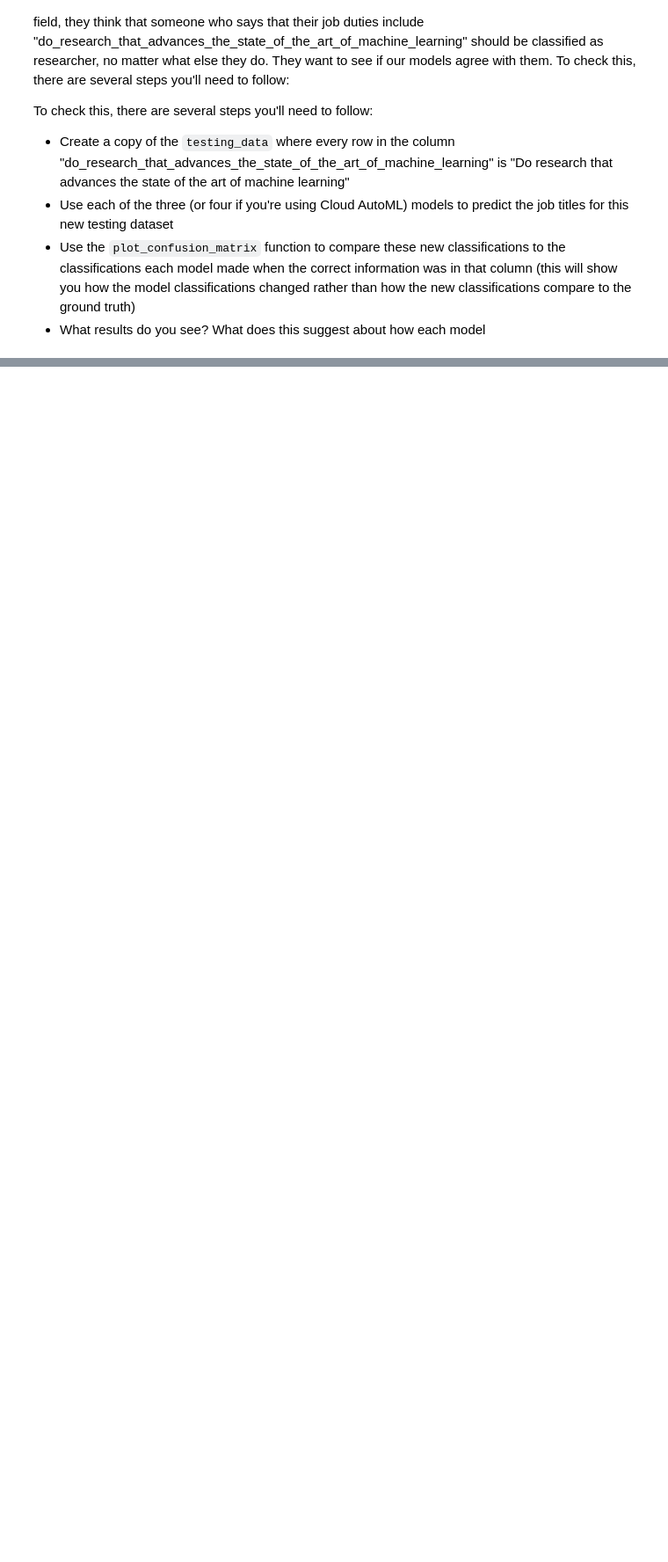
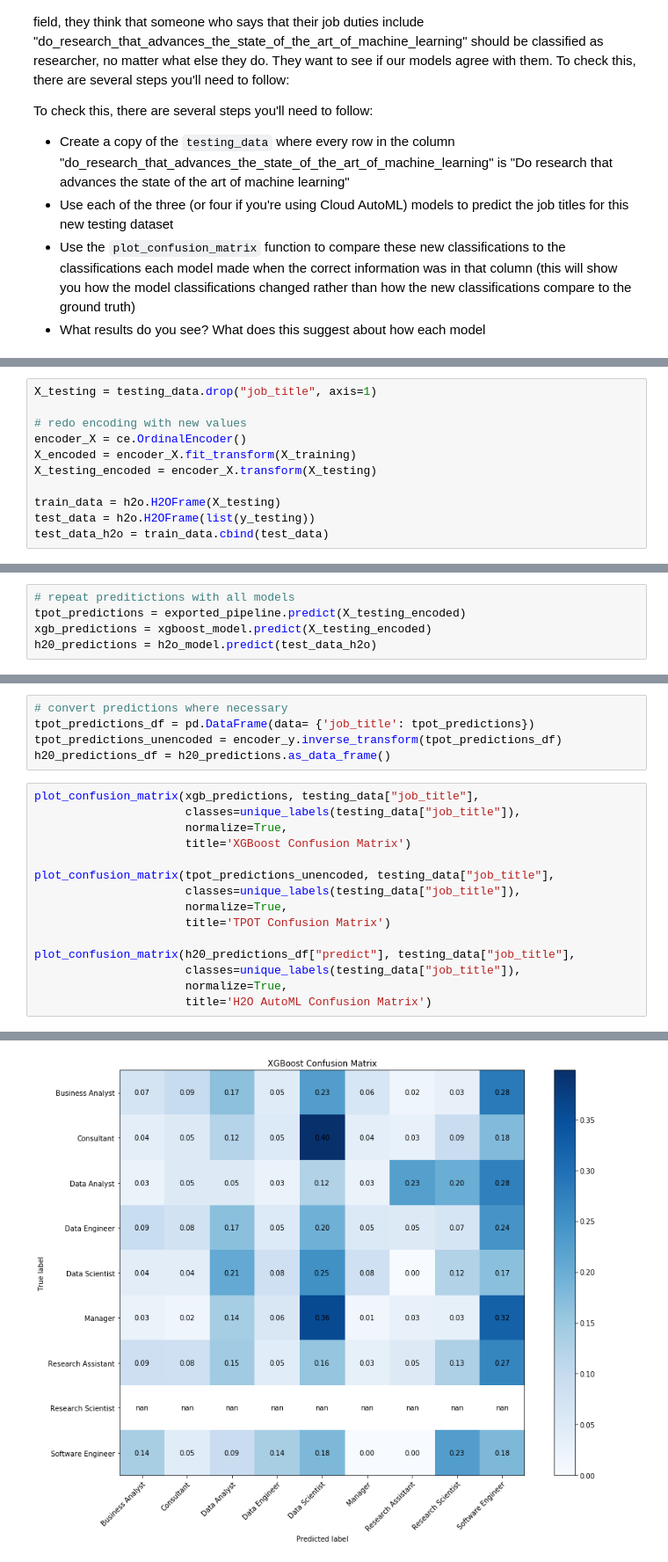
Before and after one commit to huli/practical-model-evaluation, a Jupyter notebook: practical-model-evaluation-day-3.ipynb, the cells around one changed output, grey strips where cells are left out. Shown at 88% size. Saved outputs shown, nothing was run; the diff lists cells and outputs as text; blank space fills up the shorter version.

```diff
--- a/practical-model-evaluation-day-3.ipynb
+++ b/practical-model-evaluation-day-3.ipynb
@@ -377,0 +386,11 @@ To check this, there are several steps you'll need to follow:
+# %%
+X_testing = testing_data.drop("job_title", axis=1)
+
+# redo encoding with new values
+encoder_X = ce.OrdinalEncoder()
+X_encoded = encoder_X.fit_transform(X_training)
+X_testing_encoded = encoder_X.transform(X_testing)
+
+train_data = h2o.H2OFrame(X_testing)
+test_data = h2o.H2OFrame(list(y_testing))
+test_data_h2o = train_data.cbind(test_data)
@@ -377,0 +400,5 @@ To check this, there are several steps you'll need to follow:
+# %%
+# repeat preditictions with all models
+tpot_predictions = exported_pipeline.predict(X_testing_encoded)
+xgb_predictions = xgboost_model.predict(X_testing_encoded)
+h20_predictions = h2o_model.predict(test_data_h2o)
@@ -377,0 +407,21 @@ To check this, there are several steps you'll need to follow:
+# %%
+# convert predictions where necessary
+tpot_predictions_df = pd.DataFrame(data= {'job_title': tpot_predictions})
+tpot_predictions_unencoded = encoder_y.inverse_transform(tpot_predictions_df)
+h20_predictions_df = h20_predictions.as_data_frame()
+# %%
+plot_confusion_matrix(xgb_predictions, testing_data["job_title"],
+                      classes=unique_labels(testing_data["job_title"]),
+                      normalize=True,
+                      title='XGBoost Confusion Matrix')
+
+plot_confusion_matrix(tpot_predictions_unencoded, testing_data["job_title"],
+                      classes=unique_labels(testing_data["job_title"]),
+                      normalize=True,
+                      title='TPOT Confusion Matrix')
+
+plot_confusion_matrix(h20_predictions_df["predict"], testing_data["job_title"],
+                      classes=unique_labels(testing_data["job_title"]),
+                      normalize=True,
+                      title='H2O AutoML Confusion Matrix')
+# %% [output]
@@ -377,0 +429 @@ To check this, there are several steps you'll need to follow:
+[figure, added]
```
Also changed, not shown: parts of 13 cells of this notebook, 9 other files.
